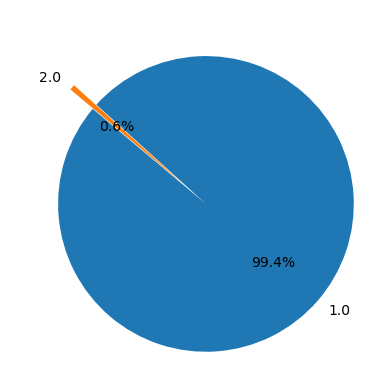
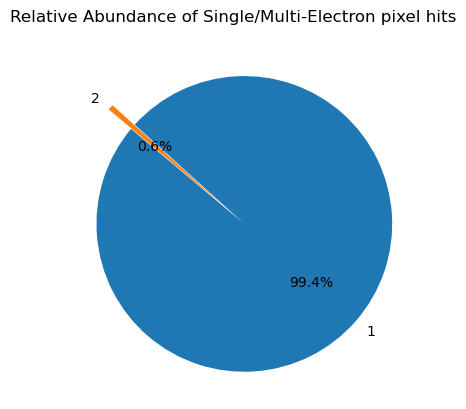
Unified diff of the notebook cell whose output changed from the first chart to the second:
--- before
+++ after
@@ -5,5 +5,7 @@
 plt.pie(counts.values(), 
         explode=(0.1,0.1), 
-        labels=counts.keys(), 
+        labels=[int(key) for key in counts.keys()], 
         autopct='%1.1f%%', # Format percentages to 1 decimal place
         startangle=140);
+
+plt.title("Relative Abundance of Single/Multi-Electron pixel hits")

Commit: Update Curve Fitting Notebook